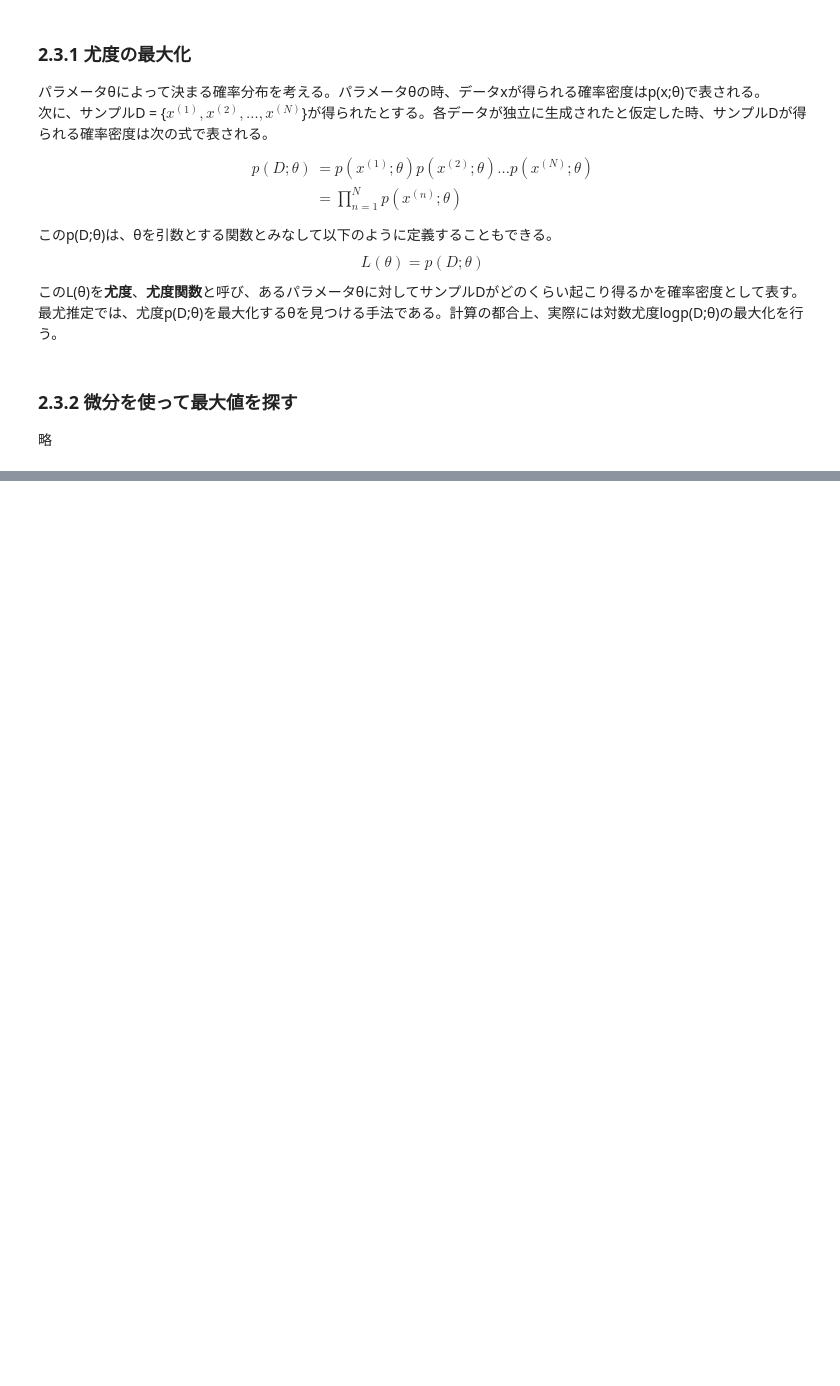
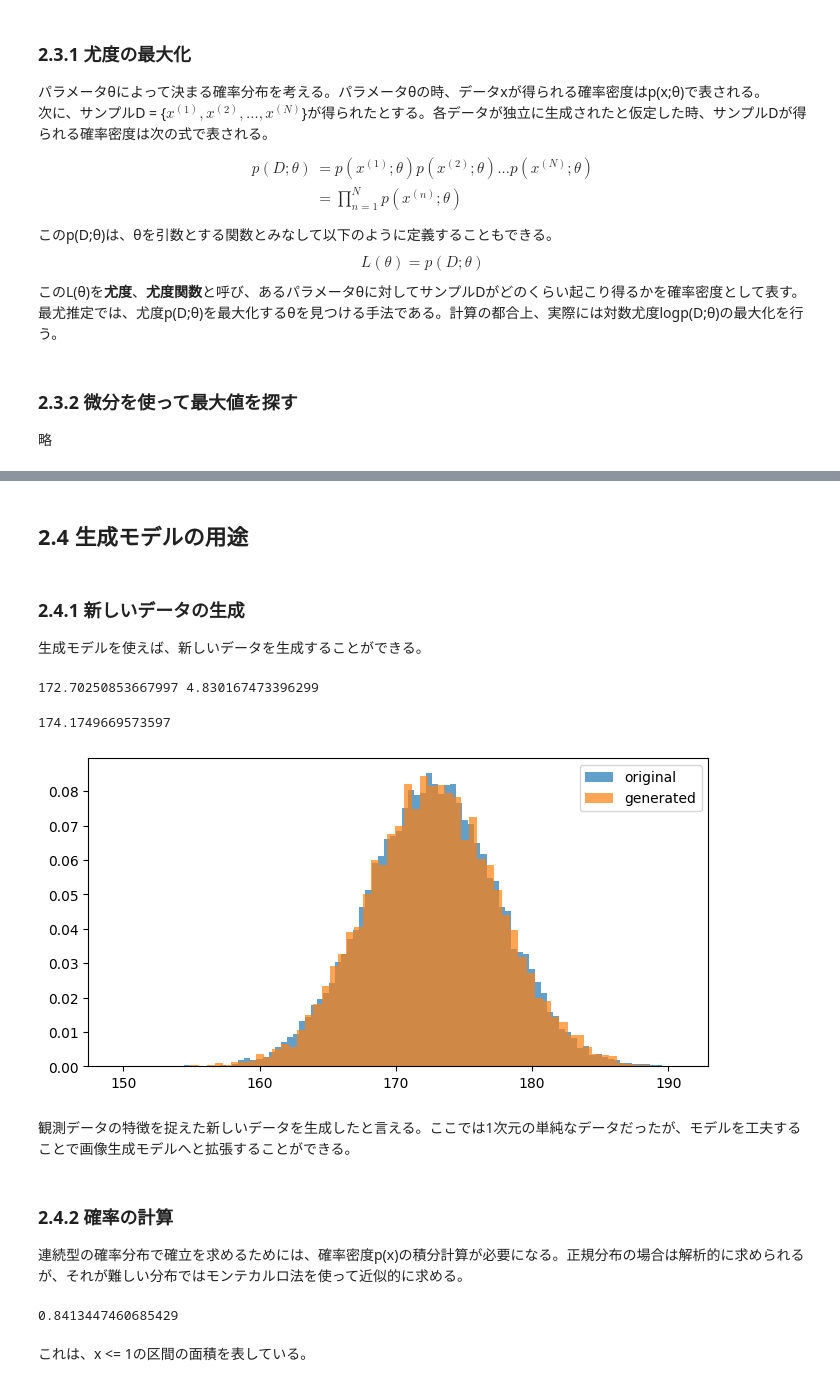
Before and after one commit to Spica08/deep-learning-from-scratch-5, a Jupyter notebook: step2.ipynb, the cells around one changed output, grey strips where cells are left out. Saved outputs shown, nothing was run; the diff lists cells and outputs as text; code cells hidden in the pictures; blank space fills up the shorter version.

```diff
--- a/step2.ipynb
+++ b/step2.ipynb
@@ -126,0 +144,38 @@ log p(D;\mu,\sigma) &= log \prod_{n = 1}^N \frac{1}{\sqrt{2\pi}\sigma} exp \left
+# %% [markdown]
+## 2.4 生成モデルの用途
+# %% [markdown]
+### 2.4.1 新しいデータの生成
+生成モデルを使えば、新しいデータを生成することができる。
+# %%
+print(mu, sigma)
+# %% [output]
+172.70250853667997 4.830167473396299
+# %%
+sample = np.random.normal(mu, sigma)
+print(sample) # create new data
+# %% [output]
+174.1749669573597
+# %%
+# 新たに10000個のサンプリングを行う
+samples = np.random.normal(mu, sigma, 10000)
+
+fig, ax = plt.subplots(figsize = (8, 4))
+ax.hist(xs, bins = "auto", density = True, alpha = 0.7)
+ax.hist(samples, bins = "auto", density = True, alpha = 0.7)
+ax.legend(["original", "generated"])
+fig.show()
+# %% [output]
+[figure, added]
+# %% [markdown]
+観測データの特徴を捉えた新しいデータを生成したと言える。ここでは1次元の単純なデータだったが、モデルを工夫することで画像生成モデルへと拡張することができる。
+# %% [markdown]
+### 2.4.2 確率の計算
+連続型の確率分布で確立を求めるためには、確率密度p(x)の積分計算が必要になる。正規分布の場合は解析的に求められるが、それが難しい分布ではモンテカルロ法を使って近似的に求める。
+# %%
+# 正規分布の累積分布関数
+x = 1.0
+print(norm.cdf(x, loc = 0, scale = 1)) # mu = 0, sigma = 1の正規分布で、値がx以下となる確率
+# %% [output]
+0.8413447460685429
+# %% [markdown]
+これは、x <= 1の区間の面積を表している。
```
Also changed, not shown: parts of 2 cells of this notebook.
